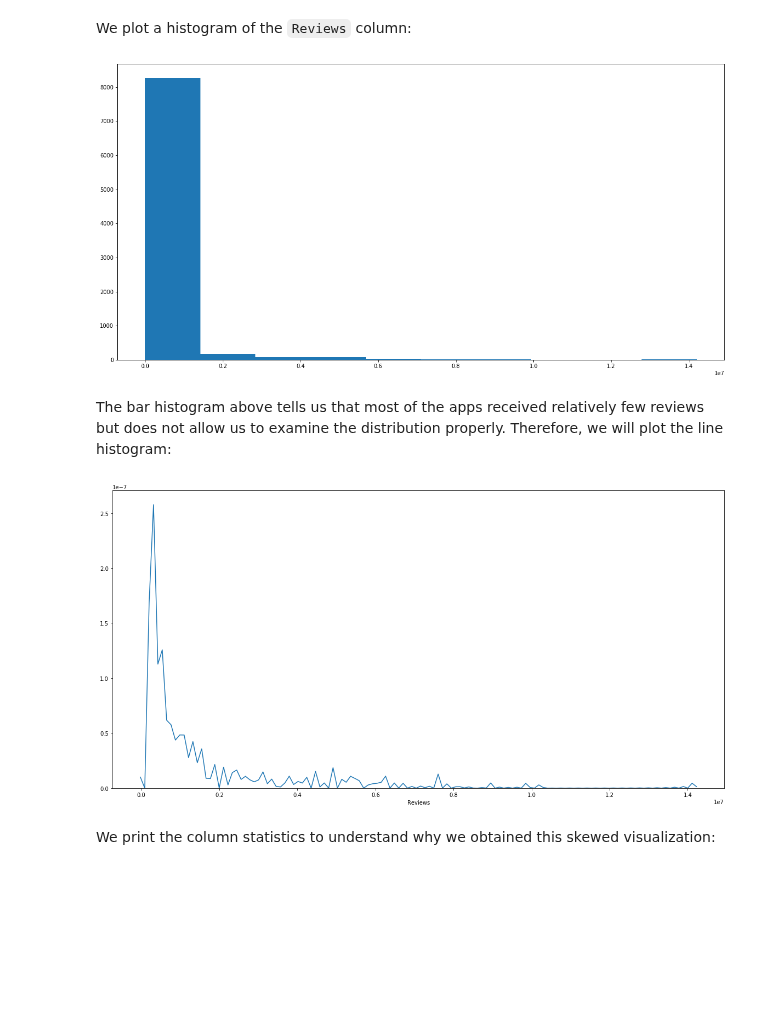
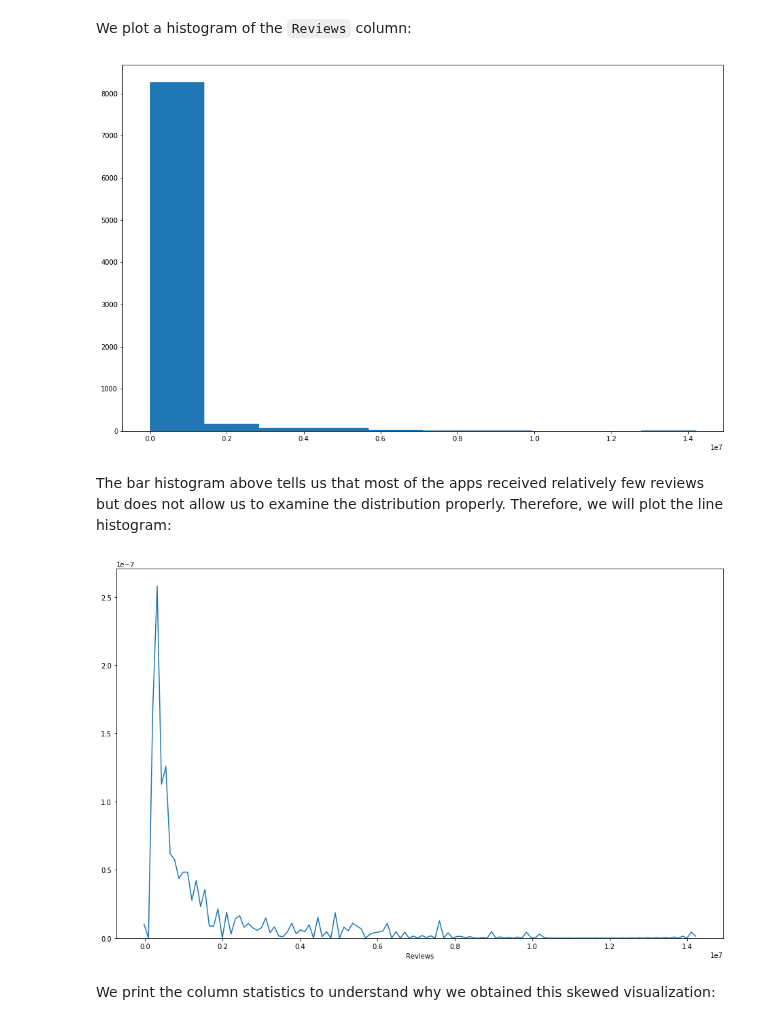
Before and after one commit to Logician724/play-store-analysis, a Jupyter notebook: notebook.ipynb, the cells around one changed output. Drawn from its saved outputs; the diff is of its cells as text; code cells hidden in the pictures; blank space fills up the shorter version.

```diff
--- a/notebook.ipynb
+++ b/notebook.ipynb
@@ -559,17 +559,17 @@ From the histogram shown above, we can see that the ratings have the bell-shape
 # %% [markdown]
 We plot a histogram of the `Reviews` column:
 # %%
-_ = apps_df['Reviews'].hist(grid = False, figsize=(20,10), bins = 10)
+_ = apps_df['Reviews'].hist(grid = False, figsize=(16,10), bins = 10)
 # %% [output]
-[figure, old version]
+[figure, new version]
 # %% [markdown]
 The bar histogram above tells us that most of the apps received relatively few reviews but does not allow us to examine the distribution properly. Therefore, we will plot the line histogram:
 # %%
-plt.figure(figsize=(20,10))
+plt.figure(figsize=(16,10))
 sns.distplot(apps_df['Reviews'], hist=False)
 plt.show()
 # %% [output]
-[figure, old version]
+[figure, new version]
 # %% [markdown]
 We print the column statistics to understand why we obtained this skewed visualization:
 # %%
```
Also changed, not shown: parts of 21 cells of this notebook.
